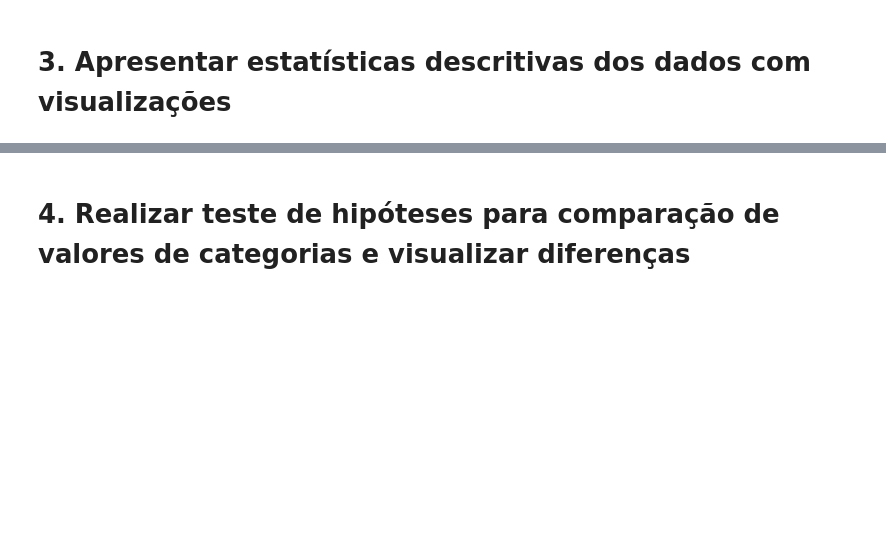
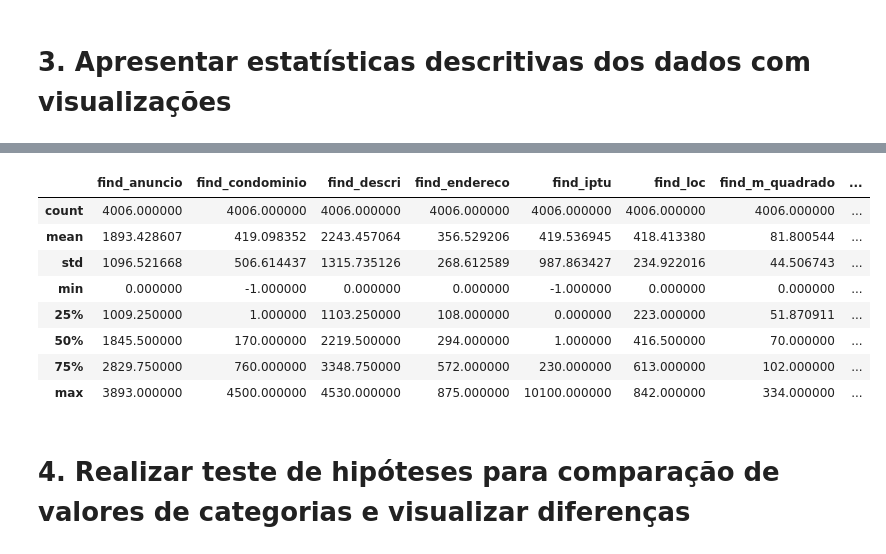
Before and after one commit to DaviMPaiva/scraping, a Jupyter notebook: notebook_analysis/data_analysis.ipynb, the cells around one changed output, grey strips where cells are left out. Saved outputs shown, nothing was run; the diff lists cells and outputs as text; code cells hidden in the pictures; blank space fills up the shorter version.

```diff
--- a/notebook_analysis/data_analysis.ipynb
+++ b/notebook_analysis/data_analysis.ipynb
@@ -408,2 +421,14 @@ volumetria depois: 4006
+# %%
+df_2.describe()
+# %% [output]
+|  | find_anuncio | find_condominio | find_descri | find_endereco | find_iptu | find_loc | find_m_quadrado | ... |
+| count | 4006.000000 | 4006.000000 | 4006.000000 | 4006.000000 | 4006.000000 | 4006.000000 | 4006.000000 | ... |
+| mean | 1893.428607 | 419.098352 | 2243.457064 | 356.529206 | 419.536945 | 418.413380 | 81.800544 | ... |
+| std | 1096.521668 | 506.614437 | 1315.735126 | 268.612589 | 987.863427 | 234.922016 | 44.506743 | ... |
+| min | 0.000000 | -1.000000 | 0.000000 | 0.000000 | -1.000000 | 0.000000 | 0.000000 | ... |
+| 25% | 1009.250000 | 1.000000 | 1103.250000 | 108.000000 | 0.000000 | 223.000000 | 51.870911 | ... |
+| 50% | 1845.500000 | 170.000000 | 2219.500000 | 294.000000 | 1.000000 | 416.500000 | 70.000000 | ... |
+| 75% | 2829.750000 | 760.000000 | 3348.750000 | 572.000000 | 230.000000 | 613.000000 | 102.000000 | ... |
+| max | 3893.000000 | 4500.000000 | 4530.000000 | 875.000000 | 10100.000000 | 842.000000 | 334.000000 | ... |
 # %% [markdown]
 # 4. Realizar teste de hipóteses para comparação de valores de categorias e visualizar diferenças
```
Also changed, not shown: parts of 3 cells of this notebook.
